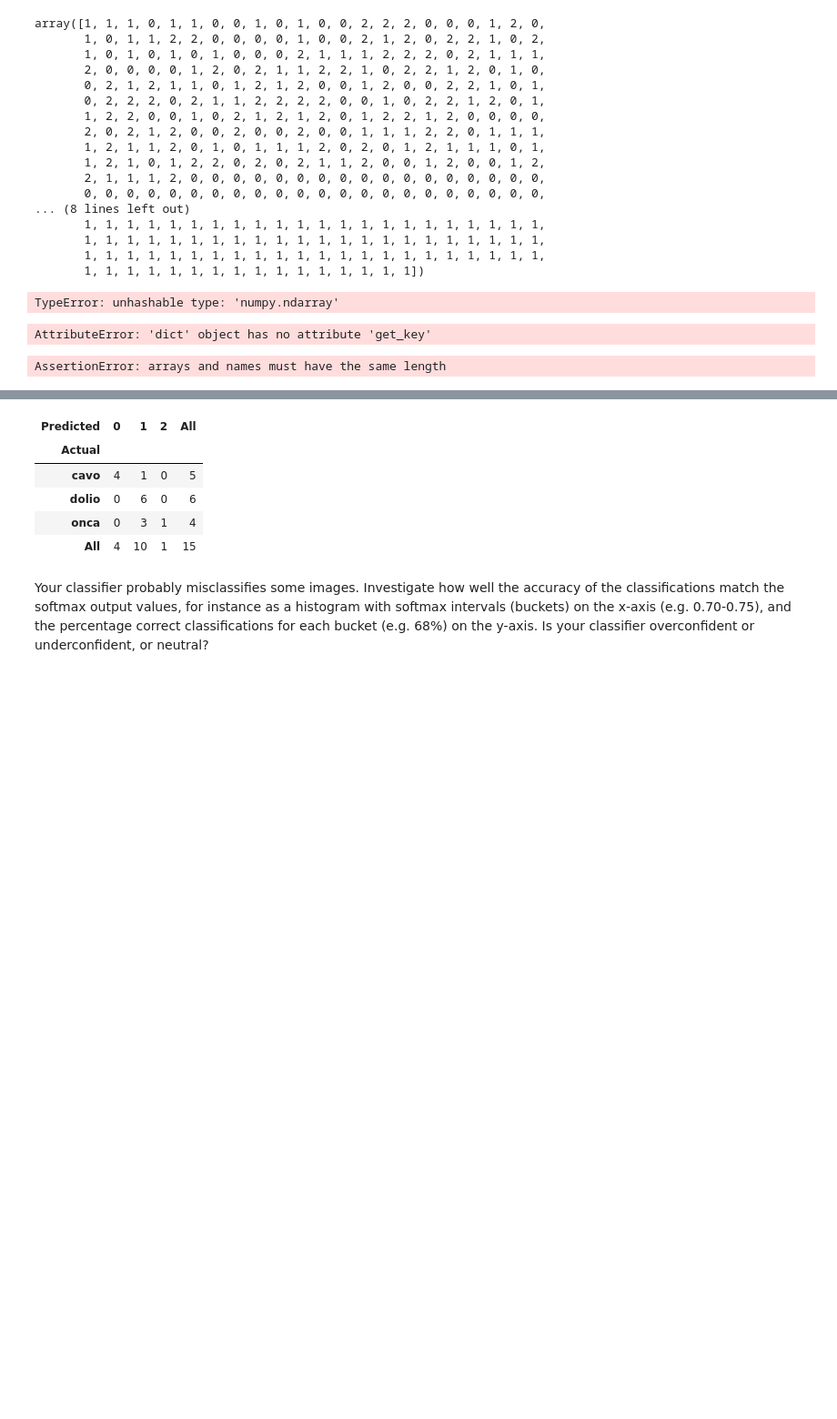
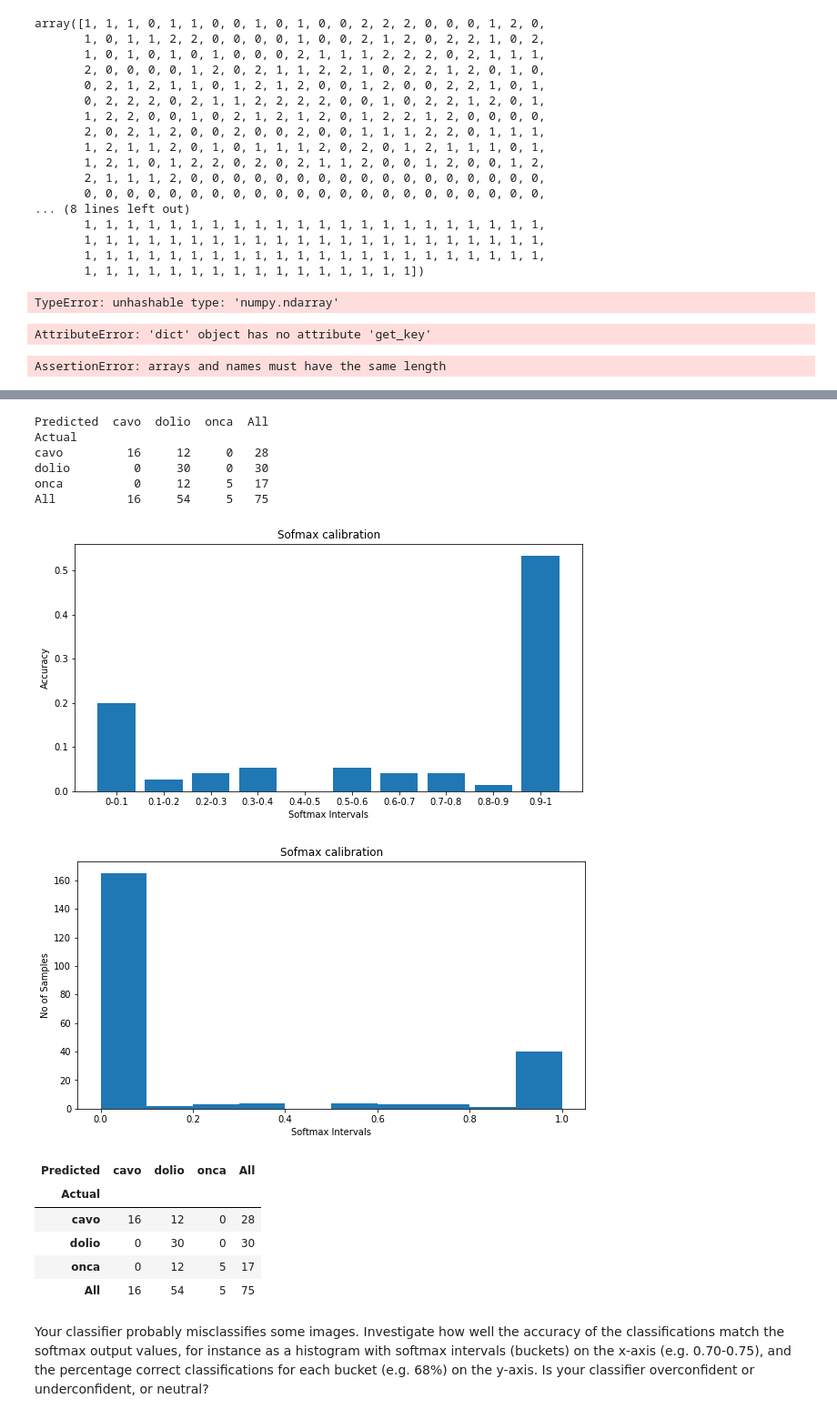
Before and after one commit to FM-uib/INF368, a Jupyter notebook: Ex1/Assignment 1.ipynb, the cells around one changed output, grey strips where cells are left out. Shown: that part at 91% size. Cells and saved outputs as stored; diff of their text form; code cells hidden in the pictures; blank space fills up the shorter version.

Commit message:
plot function acc fin

```diff
--- a/Ex1/Assignment 1.ipynb
+++ b/Ex1/Assignment 1.ipynb
@@ -30,12 +30,13 @@ Using TensorFlow backend.
 # %%
 class MY_Gen(Sequence):
 
-    def __init__(self, image_filenames, labels, batch_size, shuffle):
+    def __init__(self, image_filenames, labels, batch_size, shuffle, train):
         self.image_filenames, self.labels = image_filenames, labels
         self.batch_size = batch_size
         self.num_labels = len(np.unique(labels))
         self.shuffle = shuffle
         self.on_epoch_end()
+        self.train = True
 
     def __len__(self):
         return int(np.ceil(len(self.image_filenames) / float(self.batch_size)))
@@ -76,11 +77,15 @@ class MY_Gen(Sequence):
 
     def __getitem__(self, idx):
         batch_x = self.image_filenames[idx * self.batch_size:(idx + 1) * self.batch_size]
-        batch_y = self.labels[idx * self.batch_size:(idx + 1) * self.batch_size]
         image = [self.read_im(filename, 299) for filename in batch_x]
         image = (image-np.amin(image))/(np.amax(image)-np.amin(image))
+        if self.train:
+            batch_y = self.labels[idx * self.batch_size:(idx + 1) * self.batch_size]
+            return np.array(image), np.array(batch_y)
+        else:
+            return np.array(image)
         #batch_y = keras.utils.to_categorical(batch_y, self.num_labels)
-        return np.array(image), np.array(batch_y)
+
 
     def on_epoch_end(self):
         if self.shuffle == True:
@@ -380,19 +385,56 @@ Epoch 5/5
-# %%
-import pandas as pd
-#split[5] = encode_labels(split[5], OneHot=True, encoder = OH_enc)
-test_batch = MY_Gen(split[4], split[5], 15, shuffle = False)
-model_pred = model.predict_generator(generator = test_batch, steps = (len(split[4]) // 15))
-t = {v: k for k, v in dict_classes.items()}
-test_actu = OH_enc.inverse_transform(split[5]).flatten()
-test_pred = t[i] for i in np.argmax(model_pred, axis = 1, out = None)
-pd.crosstab(test_actu, test_pred, rownames=['Actual'], colnames=['Predicted'], margins=True)
-# %% [output]
-| Predicted | 0 | 1 | 2 | All |
-| Actual |  |  |  |  |
-| cavo | 4 | 1 | 0 | 5 |
-| dolio | 0 | 6 | 0 | 6 |
-| onca | 0 | 3 | 1 | 4 |
-| All | 4 | 10 | 1 | 15 |
+# %%
+def plot_cm_calib(model, data, labels, OH_enc, dict_classes, batch_size = 100):
+    import pandas as pd
+    #split[5] = encode_labels(split[5], OneHot=True, encoder = OH_enc)
+    test_batch = MY_Gen(data, labels, batch_size = batch_size, shuffle = False, train = False)
+    model_pred = model.predict_generator(generator = test_batch, steps = (len(data) // batch_size))
+    t = {v: k for k, v in dict_classes.items()}
+#test_actu = OH_enc.inverse_transform(split[5]).flatten()
+    test_pred = [t[i] for i in np.argmax(model_pred, axis = 1, out = None)]
+    cm = pd.crosstab(np.array(labels), np.array(test_pred), rownames=['Actual'], colnames=['Predicted'], margins=True)
+
+    bins = np.arange(0,1.1,0.1)
+    acc = np.zeros([10,1])
+    pred = model_pred
+    actu = np.array(test_pred) == np.array(labels)
+    actu = actu.reshape([len(data),1])
+    for i in range(len(bins)-1):
+        pred = pred*(OH_enc.transform(np.array(labels).reshape(-1,1)).toarray() == 1)
+        tmp = ((pred > bins[i]) & (pred < bins[i+1]))
+        if sum(tmp.flatten()) == 0:
+            acc[i] = 0
+        else:
+            acc[i] = np.sum(tmp)/np.sum(pred > 0)
+    plt.figure(figsize=(10,5))
+    plt.bar(np.arange(0,10,1), height = acc.flatten())
+    plt.xticks(np.arange(0,10,1), ['0-0.1','0.1-0.2','0.2-0.3','0.3-0.4','0.4-0.5','0.5-0.6','0.6-0.7','0.7-0.8','0.8-0.9','0.9-1'])
+    plt.xlabel("Softmax Intervals")
+    plt.ylabel("Accuracy")
+    plt.title("Sofmax calibration")
+    plt.show()
+    plt.figure(figsize=(10,5))
+    plt.hist(pred.flatten(), range = (0,1))
+    plt.xlabel("Softmax Intervals")
+    plt.ylabel("No of Samples")
+    plt.title("Sofmax calibration")
+    plt.show()
+    return cm
+plot_cm_calib(model, split[2], split[3], OH_enc, dict_classes, batch_size = 75)
+# %% [output]
+Predicted  cavo  dolio  onca  All
+Actual
+cavo         16     12     0   28
+dolio         0     30     0   30
+onca          0     12     5   17
+All          16     54     5   75
+[figure, added]
+[figure, added]
+| Predicted | cavo | dolio | onca | All |
+| Actual |  |  |  |  |
+| cavo | 16 | 12 | 0 | 28 |
+| dolio | 0 | 30 | 0 | 30 |
+| onca | 0 | 12 | 5 | 17 |
+| All | 16 | 54 | 5 | 75 |
 # %% [markdown]
 Your classifier probably misclassifies some images. Investigate how well the accuracy of the
 classifications match the softmax output values, for instance as a histogram with softmax
```
Also changed, not shown: parts of 4 cells of this notebook.
